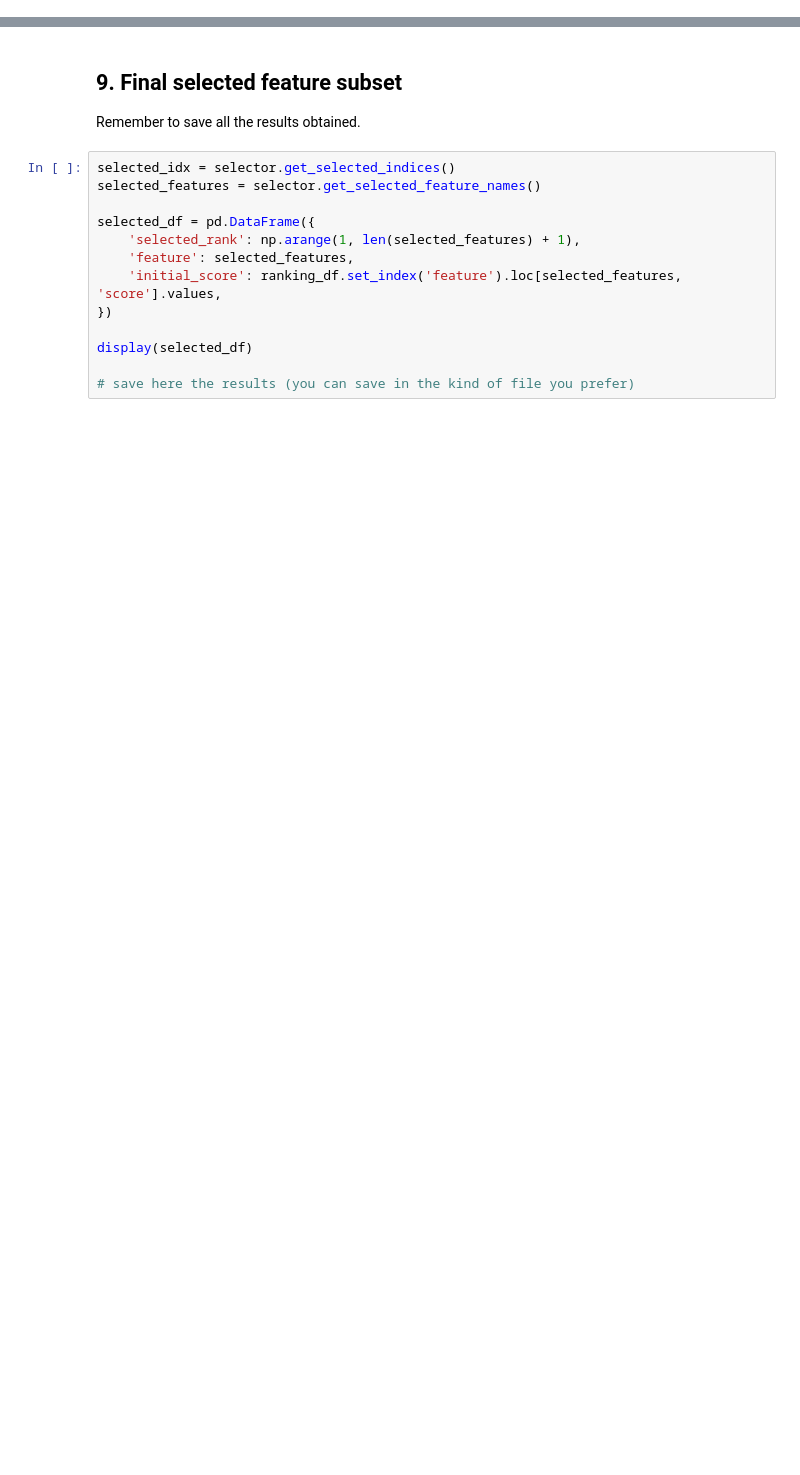
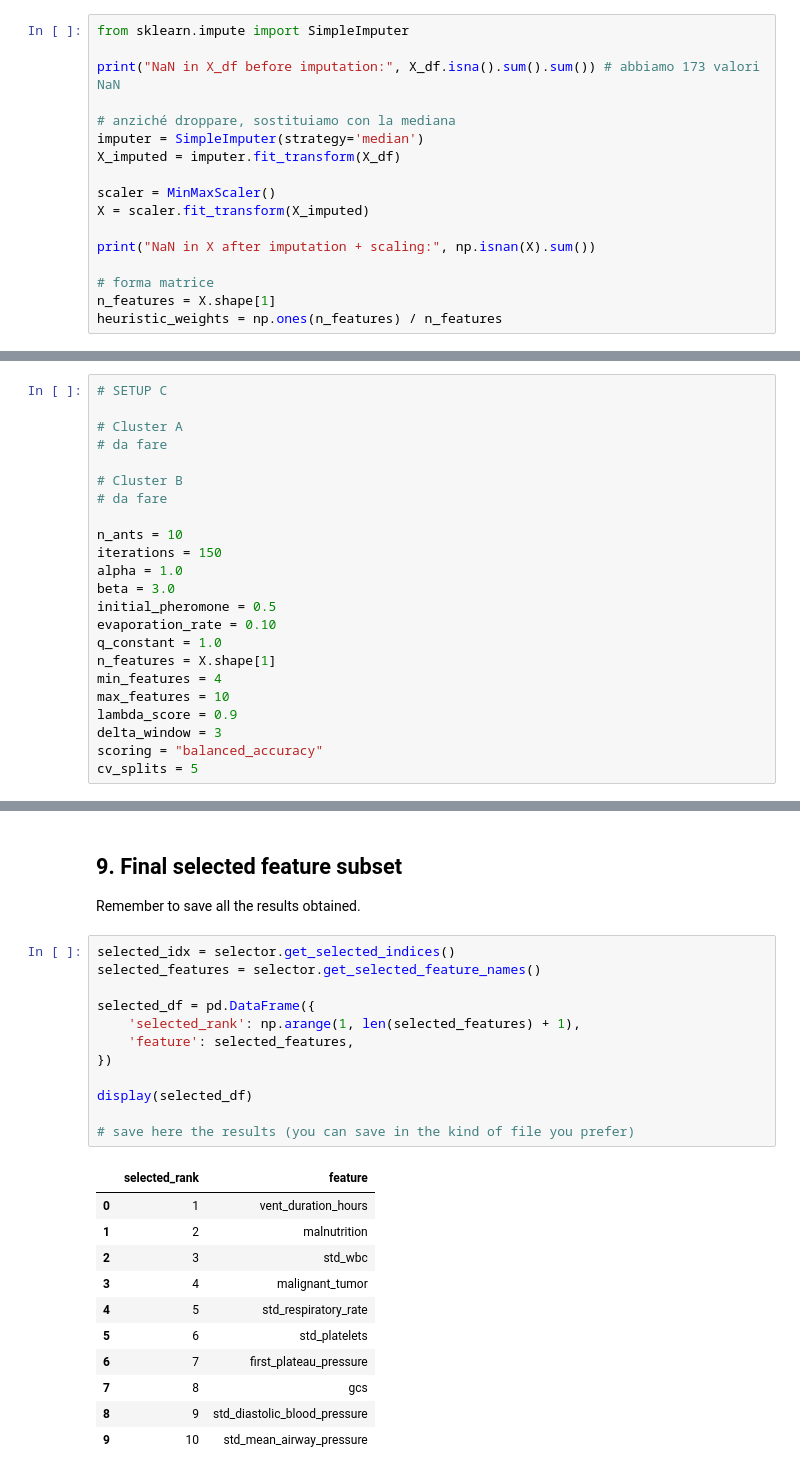
Before and after one commit to lucaosti/DAPPC, a Jupyter notebook: LAB3/DAPPC_LAB3_ACO.ipynb, the cells around one changed output, grey strips where cells are left out. Saved outputs shown, nothing was run; the diff lists cells and outputs as text; blank space fills up the shorter version.

```diff
--- a/LAB3/DAPPC_LAB3_ACO.ipynb
+++ b/LAB3/DAPPC_LAB3_ACO.ipynb
@@ -385,3 +388,20 @@ The three configurations differ in the following parameters:
 - `max_features = 10`
 - `lambda_score = 0.90`
 - `delta_window = 3`
+# %%
+from sklearn.impute import SimpleImputer
+
+print("NaN in X_df before imputation:", X_df.isna().sum().sum()) # abbiamo 173 valori NaN
+
+# anziché droppare, sostituiamo con la mediana
+imputer = SimpleImputer(strategy='median')
+X_imputed = imputer.fit_transform(X_df)
+
+scaler = MinMaxScaler()
+X = scaler.fit_transform(X_imputed)
+
+print("NaN in X after imputation + scaling:", np.isnan(X).sum())
+
+# forma matrice
+n_features = X.shape[1]
+heuristic_weights = np.ones(n_features) / n_features
@@ -404,0 +469,23 @@ heuristic_weights = np.ones(n_features) / n_features
+# %%
+# SETUP C
+
+# Cluster A
+# da fare
+
+# Cluster B
+# da fare
+
+n_ants = 10
+iterations = 150
+alpha = 1.0
+beta = 3.0
+initial_pheromone = 0.5
+evaporation_rate = 0.10
+q_constant = 1.0
+n_features = X.shape[1]
+min_features = 4
+max_features = 10
+lambda_score = 0.9
+delta_window = 3
+scoring = "balanced_accuracy"
+cv_splits = 5
@@ -451,13 +559,24 @@ Remember to save all the results obtained.
 # %%
 selected_idx = selector.get_selected_indices()
 selected_features = selector.get_selected_feature_names()
 
 selected_df = pd.DataFrame({
     'selected_rank': np.arange(1, len(selected_features) + 1),
     'feature': selected_features,
-    'initial_score': ranking_df.set_index('feature').loc[selected_features, 'score'].values,
 })
 
 display(selected_df)
 
 # save here the results (you can save in the kind of file you prefer)
+# %% [output]
+|  | selected_rank | feature |
+| 0 | 1 | vent_duration_hours |
+| 1 | 2 | malnutrition |
+| 2 | 3 | std_wbc |
+| 3 | 4 | malignant_tumor |
+| 4 | 5 | std_respiratory_rate |
+| 5 | 6 | std_platelets |
+| 6 | 7 | first_plateau_pressure |
+| 7 | 8 | gcs |
+| 8 | 9 | std_diastolic_blood_pressure |
+| 9 | 10 | std_mean_airway_pressure |
```
Also changed, not shown: parts of 10 cells of this notebook.
